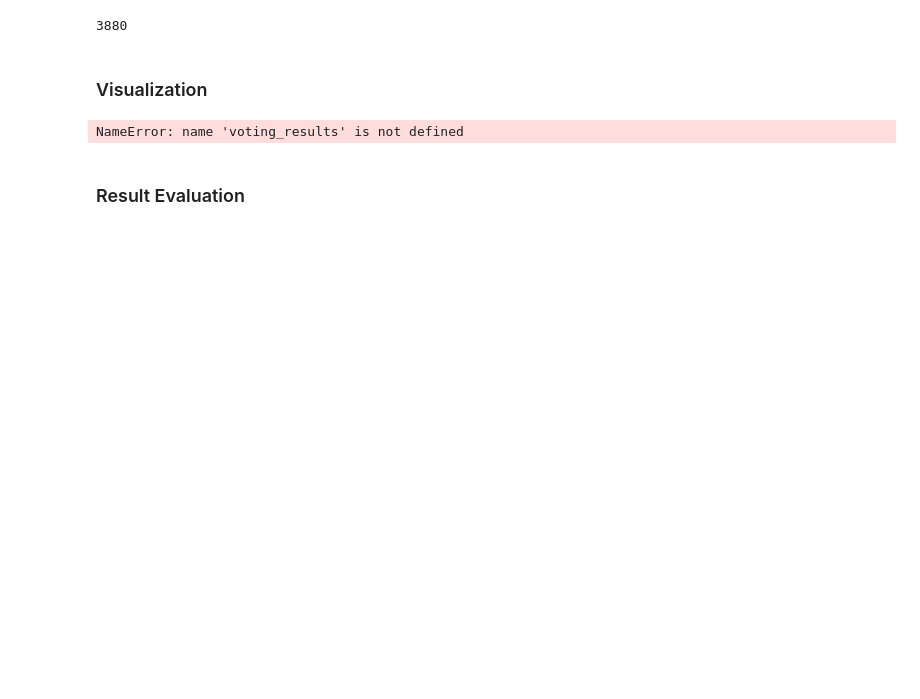
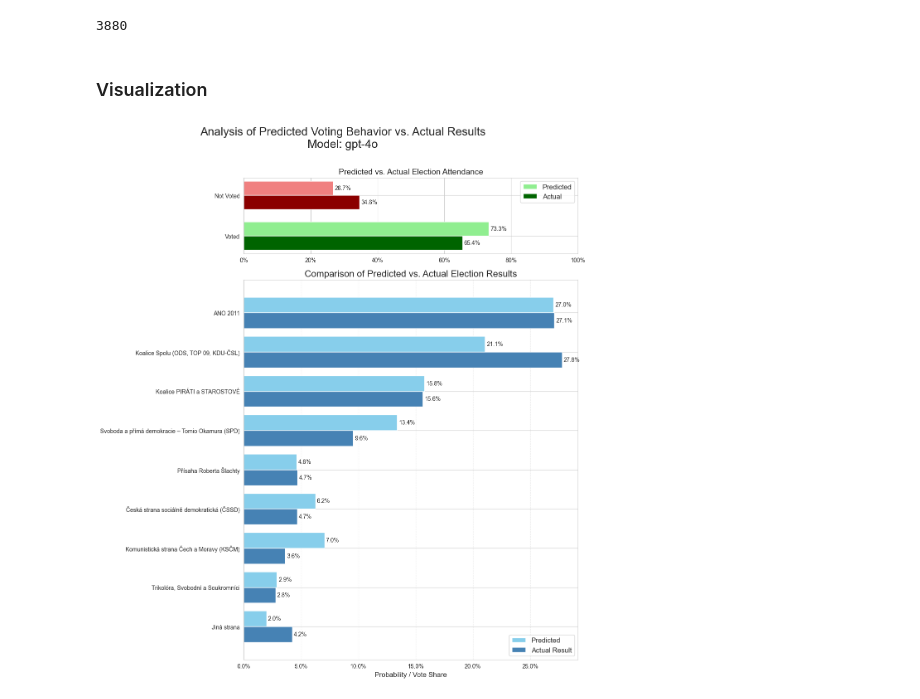
Before and after one commit to 11NIKTO11/Panel_LLM, a Jupyter notebook: SoD_data_processing.ipynb, the cells around one changed output. Saved outputs shown, nothing was run; the diff lists cells and outputs as text; code cells hidden in the pictures; blank space fills up the shorter version.

```diff
--- a/SoD_data_processing.ipynb
+++ b/SoD_data_processing.ipynb
@@ -19,15 +23,13 @@ import Data
 # %%
-LANGUAGE = SoD_Utils.LANGUAGE_CZ
+# PROVIDER = "ollama"
+# MODEL = "jean-luc/tiger-gemma-9b-v3:fp16"
 
-# provider = "ollama"
-# model = "jean-luc/tiger-gemma-9b-v3:fp16"
+PROVIDER = "openai"
+# MODEL = "gpt-4.1-nano"   # GPT-4.1 Nano (cheapest, fastest)
+# MODEL = "gpt-4o-mini"     # GPT-4o Mini (cheaper, faster)
+# MODEL = "gpt-4.1"       # GPT-4.1 (flagship reasoning model)
+MODEL = "gpt-4o"        # GPT-4 Omni (fast, high quality)
 
-provider = "openai"
-# model = "gpt-4.1-nano"   # GPT-4.1 Nano (cheapest, fastest)
-# model = "gpt-4o-mini"     # GPT-4o Mini (cheaper, faster)
-# model = "gpt-4.1"       # GPT-4.1 (flagship reasoning model)
-model = "gpt-4o"        # GPT-4 Omni (fast, high quality)
+TEMPERATURE = 0
 
-temperature = 0
-
-responses_api = Models_Utils.check_response_api_support(provider)
+# responses_api = Models_Utils.check_response_api_support(provider)
@@ -248,24 +228,21 @@ voting_results_df.to_csv(f"results/voting_results_n={len(voting_results_df)}_t={
 # %% [output]
 3880
 # %%
-voting_results_df = pd.read_csv(f"results/voting_results_n={len(respondents)}_t={temperature}_{model}.csv", index_col=0)
+voting_results_df = pd.read_csv(f"results/voting_results_n={len(respondents)}_t={TEMPERATURE}_{MODEL}.csv", index_col=0)
 # %% [markdown]
 ### Visualization
+# %%
+actual_results_df = Data_Utils.load_actual_results()
+actual_results = actual_results_df[actual_results_df["region"]=="Česko"].iloc[0].drop
+predicted_results = Data_Utils.aggregate_results_from_df(voting_results_df)
 # %%
-predicted_parties, predicted_attendance = Visualization_Utils.aggregate_columns(voting_results.values(), True, True)
-# (actual_parties, actual_attendance), is_claimed = SoD_Utils.get_actual_results(respondents, False), True
-actual_parties, actual_attendance, is_claimed = Data.ELECTION_RESULTS, Data.ELECTION_ATTENDANCE, False
-
 reload(Visualization_Utils)
 # Visualize the results
-Visualization_Utils.visualize_comprehensive_results(
-    predicted_parties,
-    predicted_attendance,
-    actual_parties,
-    actual_attendance,
-    model_name=model, actual_is_claimed=False
+_ = Visualization_Utils.visualize_comprehensive_results(
+    predicted_results,
+    actual_results,
+    Data_Utils.PARTY_COLUMNS_2021,
+    model_name=MODEL, actual_is_claimed=False
 )
 # %% [output]
-NameError: name 'voting_results' is not defined
+[figure, added]
-# %% [markdown]
-### Result Evaluation
```
Also changed, not shown: parts of 28 cells of this notebook, 7 other files.
